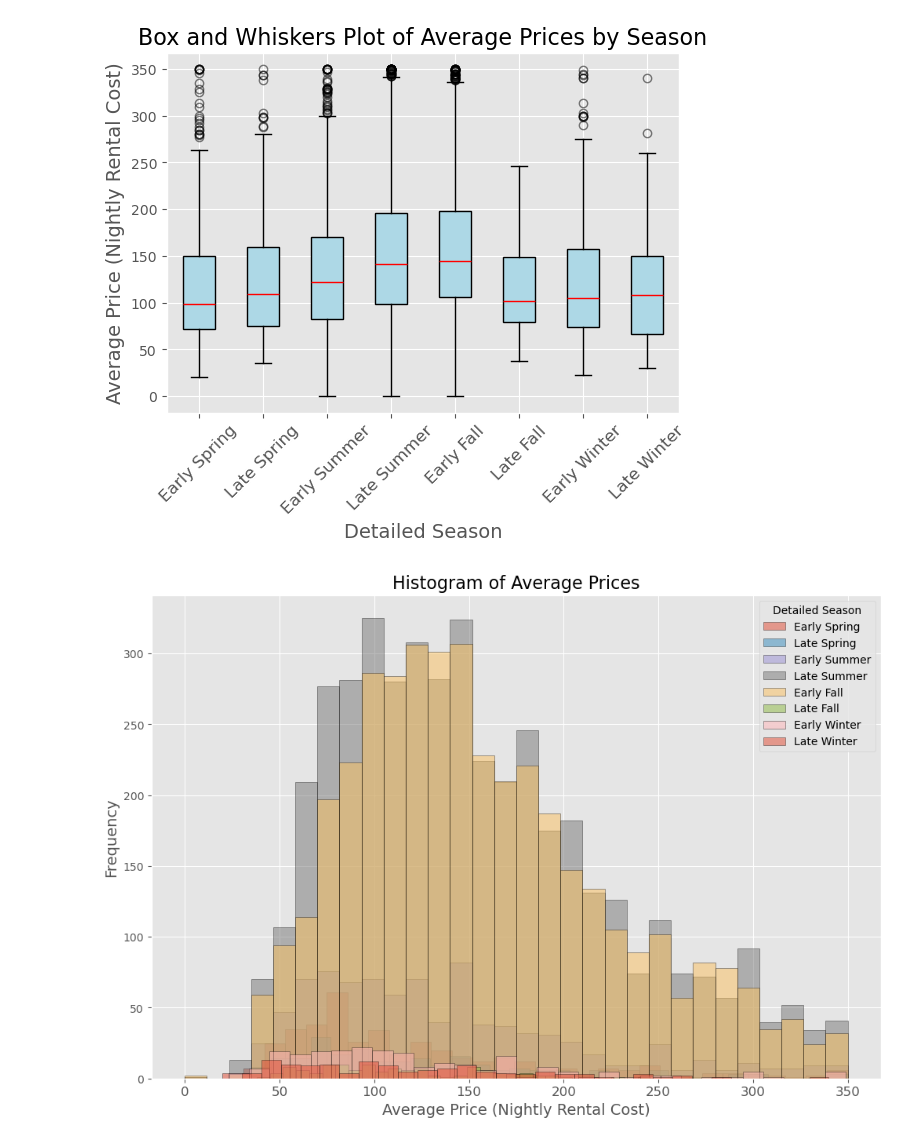
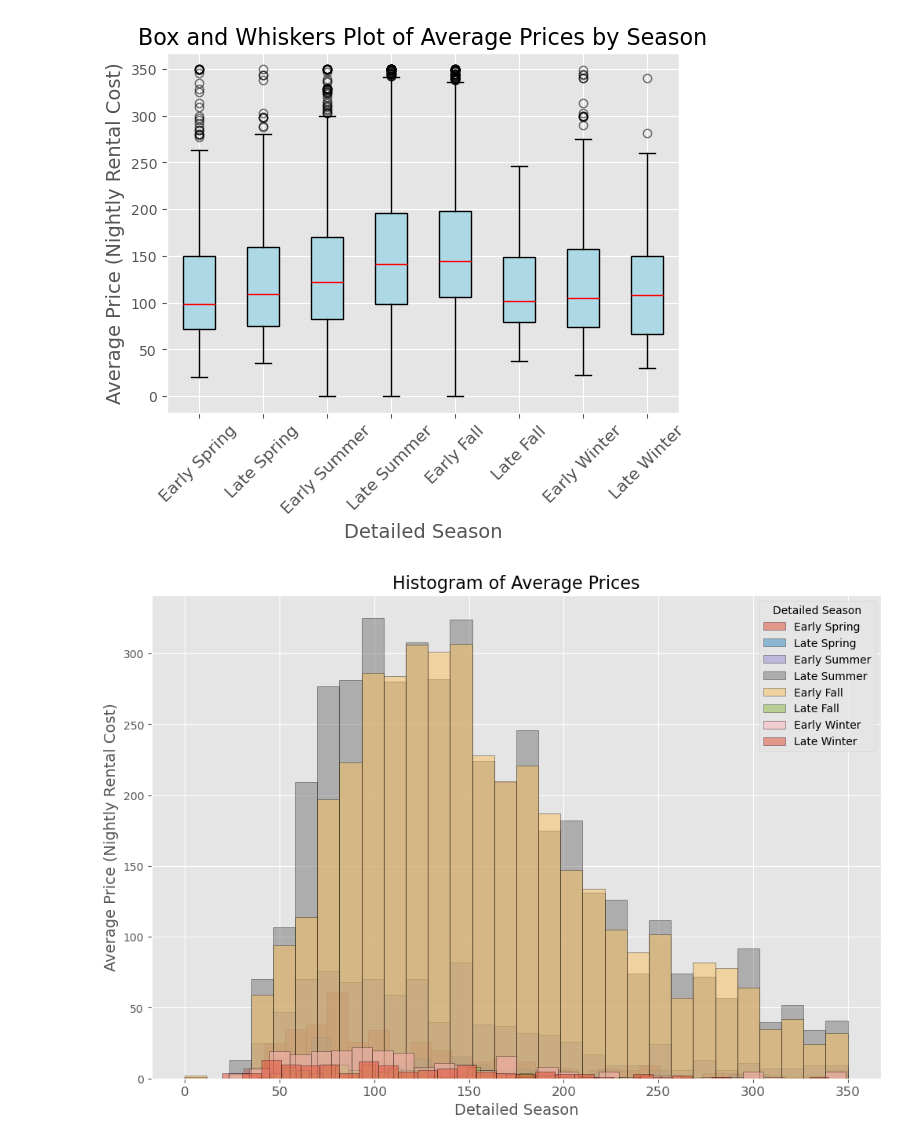
Before and after one commit to zenobiajazmin/my-project1-repo, a Jupyter notebook: AirBNB_detailed_season.ipynb, the cells around one changed output. Saved outputs shown, nothing was run; the diff lists cells and outputs as text; code cells hidden in the pictures.

```diff
--- a/AirBNB_detailed_season.ipynb
+++ b/AirBNB_detailed_season.ipynb
@@ -163,14 +163,14 @@ plt.show()
 # %%
 
 plt.figure(figsize=(12, 8))
 for season in season_order:
   subset = filtered_data[filtered_data['detailed_season'] == season]
   plt.hist(subset['price'], bins=30, alpha=0.5, label=season, edgecolor='black')
-plt.xlabel('Average Price (Nightly Rental Cost)', fontsize=14)
-plt.ylabel('Frequency', fontsize=14)
+plt.xlabel('Detailed Season', fontsize=14)
+plt.ylabel('Average Price (Nightly Rental Cost)', fontsize=14)
 plt.legend(title='Detailed Season')
 plt.title('Histogram of Average Prices', fontsize=16)
 plt.xticks(fontsize=12)
 plt.show()
 # %% [output]
-[figure, old version]
+[figure, new version]
```
Also changed, not shown: parts of 2 cells of this notebook.
